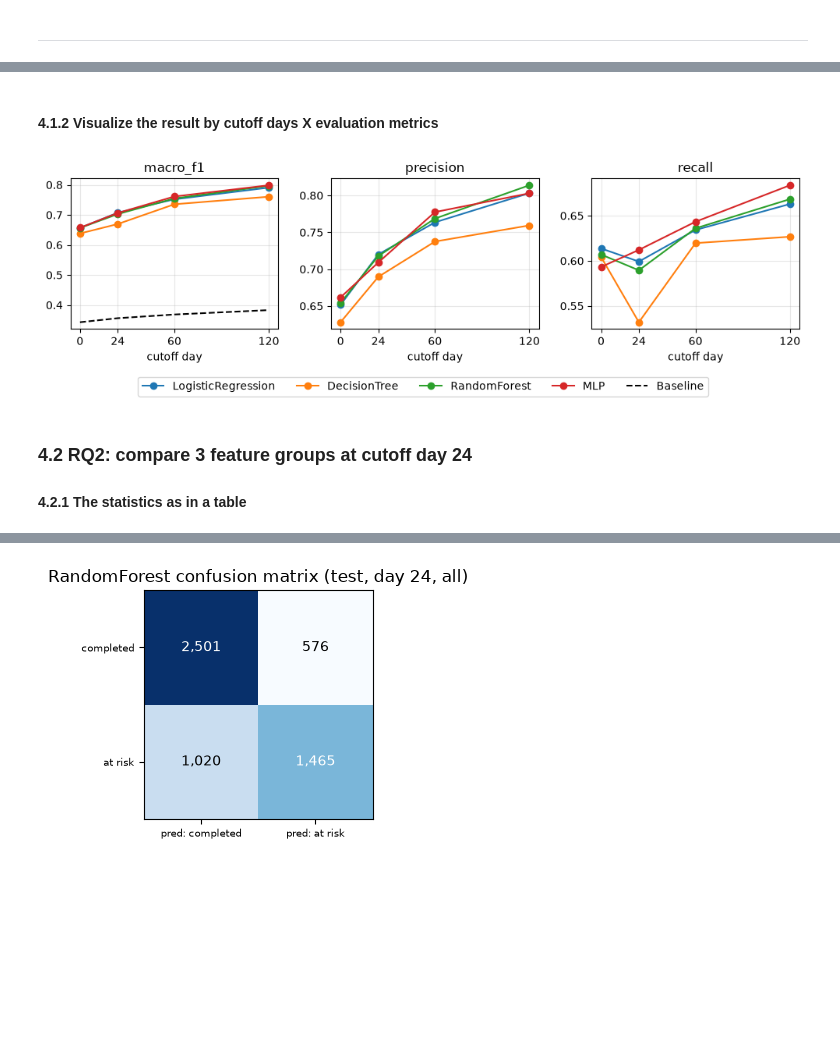
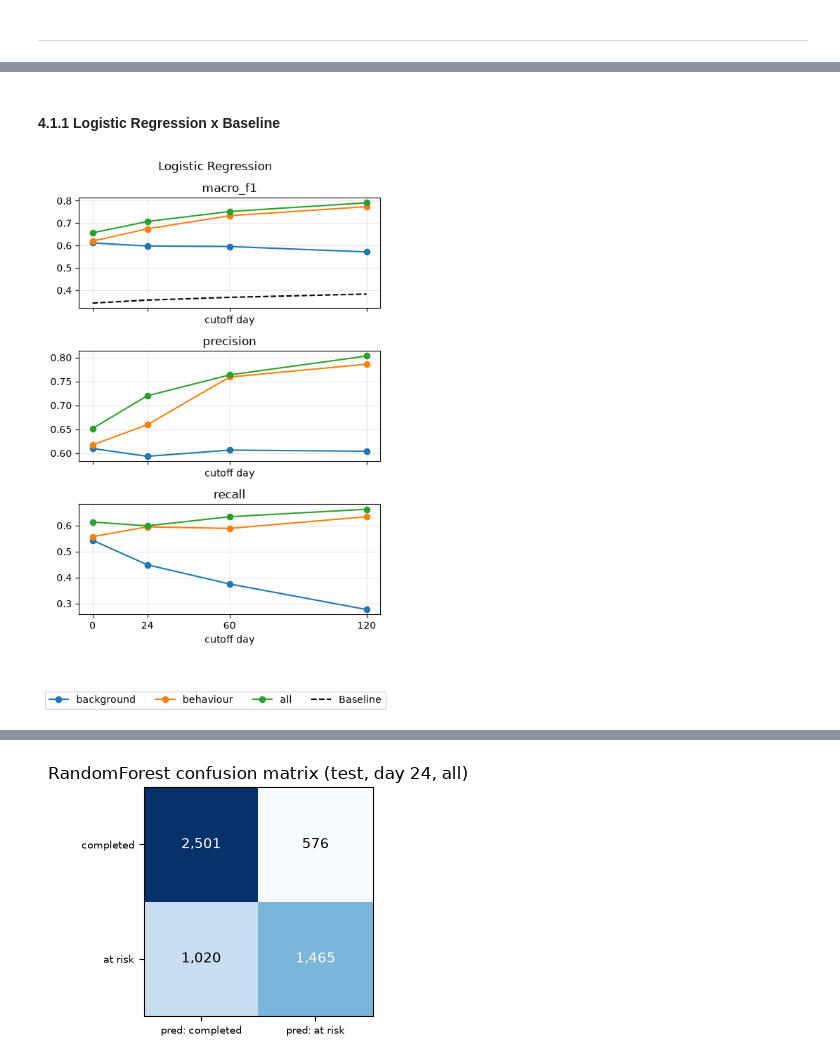
Before and after one commit to guangyu11/OULAD-Prediction, a Jupyter notebook: main.ipynb, the cells around one changed output, grey strips where cells are left out. Saved outputs shown, nothing was run; the diff lists cells and outputs as text; code cells hidden in the pictures; blank space fills up the shorter version.

```diff
--- a/main.ipynb
+++ b/main.ipynb
@@ -942,10 +941,10 @@ all_results = pd.concat([classical_results, mlp_results], ignore_index=True)
 display(all_results)
 
 # statistics to RQ1: How did models perform with the cutoff day?
-rq1_table = all_results[all_results["feature_set"] == "all"]
-display(rq1_table.pivot(index="cutoff", columns="model", values="macro_f1"))
-display(rq1_table.pivot(index="cutoff", columns="model", values="precision"))
-display(rq1_table.pivot(index="cutoff", columns="model", values="recall"))
+rq1_table = all_results[all_results["model"] != "Baseline"]
+display(rq1_table.pivot(index="cutoff", columns=["model", "feature_set"], values="macro_f1"))
+display(rq1_table.pivot(index="cutoff", columns=["model", "feature_set"], values="precision"))
+display(rq1_table.pivot(index="cutoff", columns=["model", "feature_set"], values="recall"))
 # %% [output]
 |  | model | cutoff | feature_set | best_param | accuracy | precision | recall | f1 | macro_f1 | roc_auc |
 | 0 | Baseline | 0 | — | strategy=most_frequent | 0.5216 | 0.0000 | 0.0000 | 0.0000 | 0.3428 | 0.5000 |
@@ -985,26 +987,24 @@ display(rq1_table.pivot(index="cutoff", columns="model", values="recall"))
 # %% [markdown]
-#### 4.1.2 Visualize the result by cutoff days X evaluation metrics
+#### 4.1.1 Logistic Regression x Baseline
 # %%
 # plot for each evaluation metric
-fig, axes = plt.subplots(1, 3, figsize=(10, 3.2), sharex=True)
+d = rq1_table[rq1_table["model"] == "LogisticRegression"]
+fig, axes = plt.subplots(3, 1, figsize=(5, 8), sharex=True)
 for ax, metric in zip(axes, ["macro_f1", "precision", "recall"]):
-    for model in rq1_table["model"].unique():
-        d = rq1_table[rq1_table["model"] == model]
-        ax.plot(d["cutoff"], d[metric], marker="o", label=model)
+    for fs in ["background", "behaviour", "all"]:
+        f = d[d["feature_set"] == fs]
+        ax.plot(f["cutoff"], f[metric], marker="o", label=fs)
     if metric == "macro_f1":
         b = all_results[all_results["model"] == "Baseline"]
         ax.plot(b["cutoff"], b[metric], "k--", label="Baseline")
     ax.set_title(metric)
     ax.set_xticks(CUTOFF_DAYS)
     ax.set_xlabel("cutoff day")
     ax.grid(alpha=0.3)
+fig.suptitle("Logistic Regression")
 # one shared legend for all panels
-fig.legend(*axes[0].get_legend_handles_labels(), loc="lower center", ncol=5)
+fig.legend(*axes[0].get_legend_handles_labels(), loc="lower center", ncol=4)
 fig.tight_layout(rect=(0, 0.1, 1, 1))
 plt.show()
 # %% [output]
-[figure, old version]
+[figure, new version]
-# %% [markdown]
-### 4.2 RQ2: compare 3 feature groups at cutoff day 24
-
-#### 4.2.1 The statistics as in a table
```
Also changed, not shown: parts of 17 cells of this notebook.
